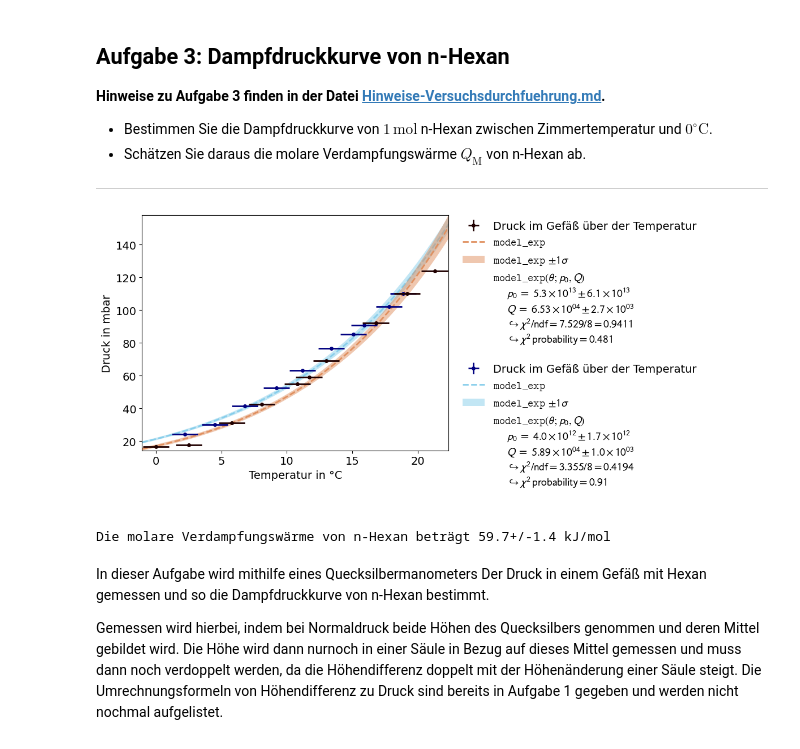
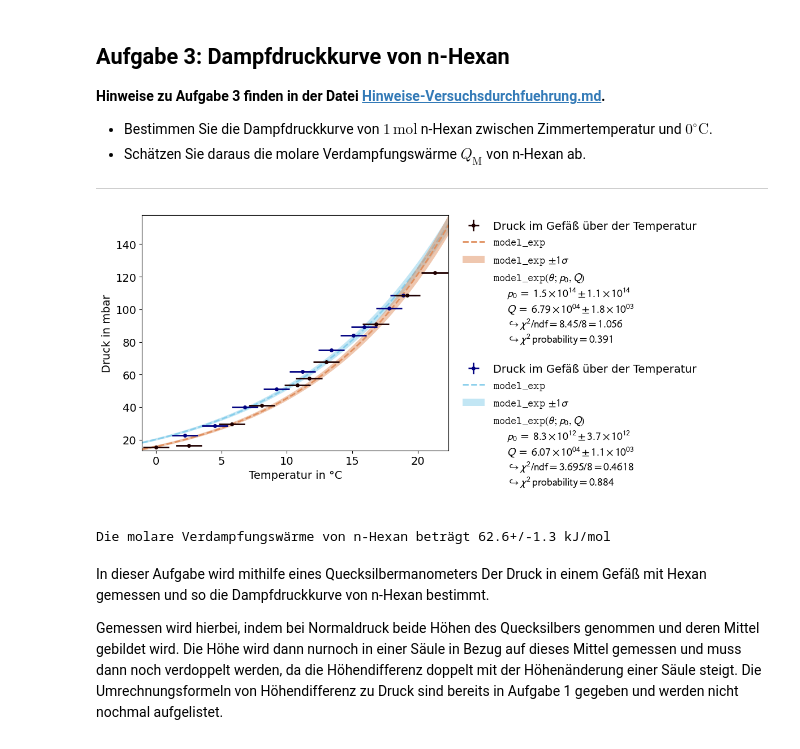
Before and after one commit to MRNock04/P2, a Jupyter notebook: Ideales_und_reales_Gas/Ideales_und_reales_Gas.ipynb, the cells around one changed output. Drawn from its saved outputs; the diff is of its cells as text; code cells hidden in the pictures.

```diff
--- a/Ideales_und_reales_Gas/Ideales_und_reales_Gas.ipynb
+++ b/Ideales_und_reales_Gas/Ideales_und_reales_Gas.ipynb
@@ -417,7 +417,7 @@ def model_exp(theta,p_0=0,Q=0):
     return p_0 * np.exp(-Q/(8.314*(theta+273.15)))
 
 # Bestimmung der Messwerte und verschieben in passende Arrays
-h_l = 50.13
+h_l = 50.02
 h_r = 40.83
 h_03 = (h_l + h_r)/2
 
@@ -425,34 +425,34 @@ h_runter = np.array([40.83,41.35,42.02,42.89,43.26,43.42, 43.88, 44.31, 44.81, 4
 h_hoch = np.array([44.57,44.35,43.92,43.51,43.11,42.61,42.28,42.08,41.65,41.35])
 
 T_runter = [21.3,19.2,16.8,13.,11.7,10.8,8.1,5.8,2.5,0]
 T_hoch = [2.2,4.5,6.8,9.2,11.2,13.4,15.1,15.9,17.8,18.9]
 
 p_runter = lam*(h_03-h_runter)*20
 p_hoch = lam*(h_03-h_hoch)*20
 
 #erstellen eines Fits
 xy_data1 = kafe2.XYContainer(T_runter,p_runter)
 xy_data1.axis_labels = ('Temperatur in °C','Druck in mbar')
 xy_data1.label = 'Druck im Gefäß über der Temperatur'
 
 fit1 = kafe2.XYFit(xy_data1,model_exp)
 fit1.add_error('x',err_val = 1)
 fit1.add_error('y',err_val = 1.33322*0.2)
 fit1.do_fit()
 
 xy_data2 = kafe2.XYContainer(T_hoch,p_hoch)
 xy_data2.axis_labels = ('Temperatur in °C','Druck in mbar')
 xy_data2.label = 'Druck im Gefäß über der Temperatur'
 
 fit2 = kafe2.XYFit(xy_data2,model_exp)
 fit2.add_error('x',err_val = 1)
 fit2.add_error('y',err_val = 1.33322*0.2)
 fit2.do_fit()
 
 plot = kafe2.plot([fit1,fit2])
 plt.show()
 # %% [output]
-[figure, old version]
+[figure, new version]
 # %%
 Q_1 = ufloat(fit1.parameter_values[1],fit1.parameter_errors[1])
 Q_2 = ufloat(fit2.parameter_values[1],fit2.parameter_errors[1])
@@ -460,7 +460,7 @@ Q_2 = ufloat(fit2.parameter_values[1],fit2.parameter_errors[1])
 Q = ufloat((Q_1.n/Q_1.s**2 + Q_2.n/Q_2.s**2)/(1/Q_1.s**2 + 1/Q_2.s**2), np.sqrt(2/(1/Q_1.s**2 + 1/Q_2.s**2)))
 print(f'Die molare Verdampfungswärme von n-Hexan beträgt {Q/1000} kJ/mol')#
 # %% [output]
-Die molare Verdampfungswärme von n-Hexan beträgt 59.7+/-1.4 kJ/mol
+Die molare Verdampfungswärme von n-Hexan beträgt 62.6+/-1.3 kJ/mol
 # %% [markdown]
 In dieser Aufgabe wird mithilfe eines Quecksilbermanometers Der Druck in einem Gefäß mit Hexan gemessen und so die Dampfdruckkurve von n-Hexan bestimmt.
 
```
Also changed, not shown: 34 other files.
